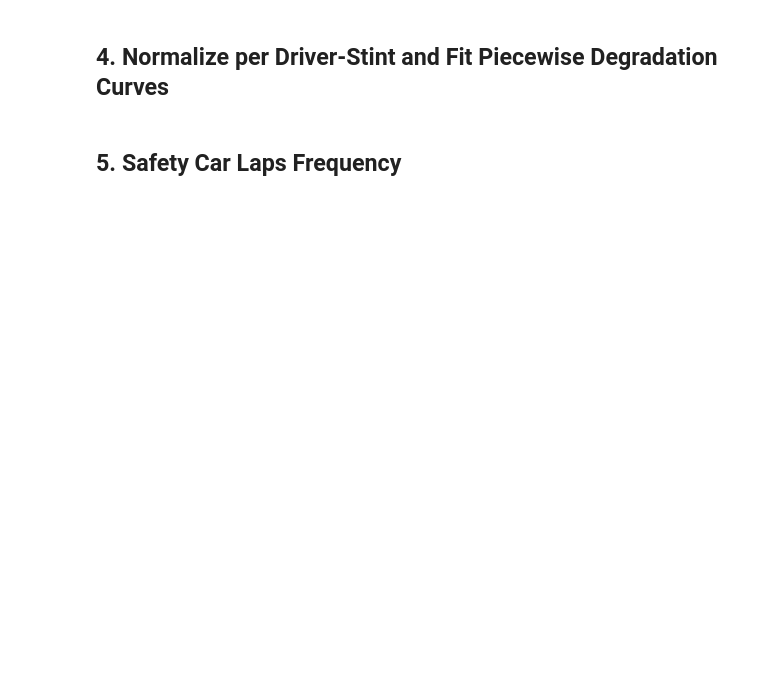
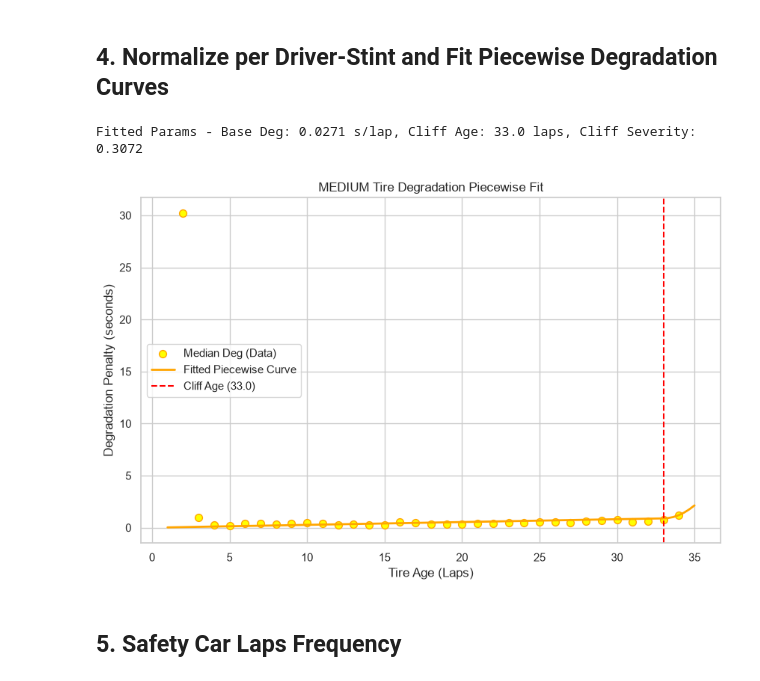
Before and after one commit to Saad-Manda/F1-Strategist, a Jupyter notebook: notebooks/01_data_exploration.ipynb, the cells around one changed output. Cells and saved outputs as stored; diff of their text form; code cells hidden in the pictures; blank space fills up the shorter version.

```diff
--- a/notebooks/01_data_exploration.ipynb
+++ b/notebooks/01_data_exploration.ipynb
@@ -59,36 +86,39 @@ normalized_list = []
 for (driver, stint), group in clean_laps.groupby(["Driver", "Stint"]):
     if len(group) < 3:
         continue
     baseline = group["LapTime_corrected"].quantile(0.05)
     group["deg"] = group["LapTime_corrected"] - baseline
     normalized_list.append(group)
 df_norm = pd.concat(normalized_list, ignore_index=True)
 
 def piecewise_deg(age, base_deg, cliff_age, cliff_sev):
     gradual = base_deg * age
     cliff = cliff_sev * np.maximum(0, age - cliff_age) ** 2
     return gradual + cliff
 
 # Fit for MEDIUM compound
 med_laps = df_norm[df_norm["Compound"] == "MEDIUM"]
 age_median = med_laps.groupby("TyreLife")["deg"].median().reset_index()
 
 popt, _ = curve_fit(piecewise_deg, age_median["TyreLife"].values, age_median["deg"].values, p0=[0.05, 20.0, 0.2], bounds=([0, 5, 0], [0.5, 45, 2.0]))
 base_deg, cliff_age, cliff_sev = popt
 print(f"Fitted Params - Base Deg: {base_deg:.4f} s/lap, Cliff Age: {cliff_age:.1f} laps, Cliff Severity: {cliff_sev:.4f}")
 
-# Plot Fit
+# Plot Fit using yellow/gold colors for Medium compound theme
 plt.figure(figsize=(10, 6))
-plt.scatter(age_median["TyreLife"], age_median["deg"], label="Median Deg (Data)", color="orange")
+plt.scatter(age_median["TyreLife"], age_median["deg"], label="Median Deg (Data)", color="yellow", edgecolors="orange", s=50)
 x_fit = np.linspace(1, 35, 100)
 y_fit = piecewise_deg(x_fit, base_deg, cliff_age, cliff_sev)
-plt.plot(x_fit, y_fit, label="Fitted Piecewise Curve", color="blue", lw=2)
+plt.plot(x_fit, y_fit, label="Fitted Piecewise Curve", color="orange", lw=2)
 plt.axvline(cliff_age, color="red", linestyle="--", label=f"Cliff Age ({cliff_age:.1f})")
 plt.title("MEDIUM Tire Degradation Piecewise Fit")
 plt.xlabel("Tire Age (Laps)")
 plt.ylabel("Degradation Penalty (seconds)")
 plt.legend()
 plt.show()
+# %% [output]
+Fitted Params - Base Deg: 0.0271 s/lap, Cliff Age: 33.0 laps, Cliff Severity: 0.3072
+[figure, added]
 # %% [markdown]
 ## 5. Safety Car Laps Frequency
 # %%
```
Also changed, not shown: parts of 5 cells of this notebook, 1 other file.
